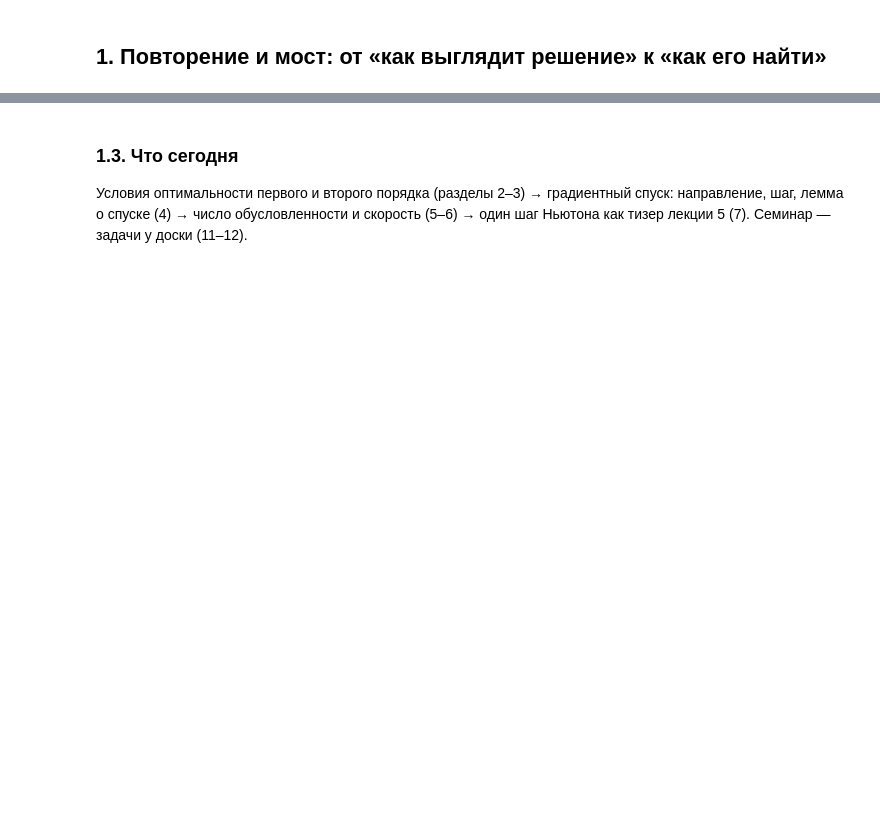
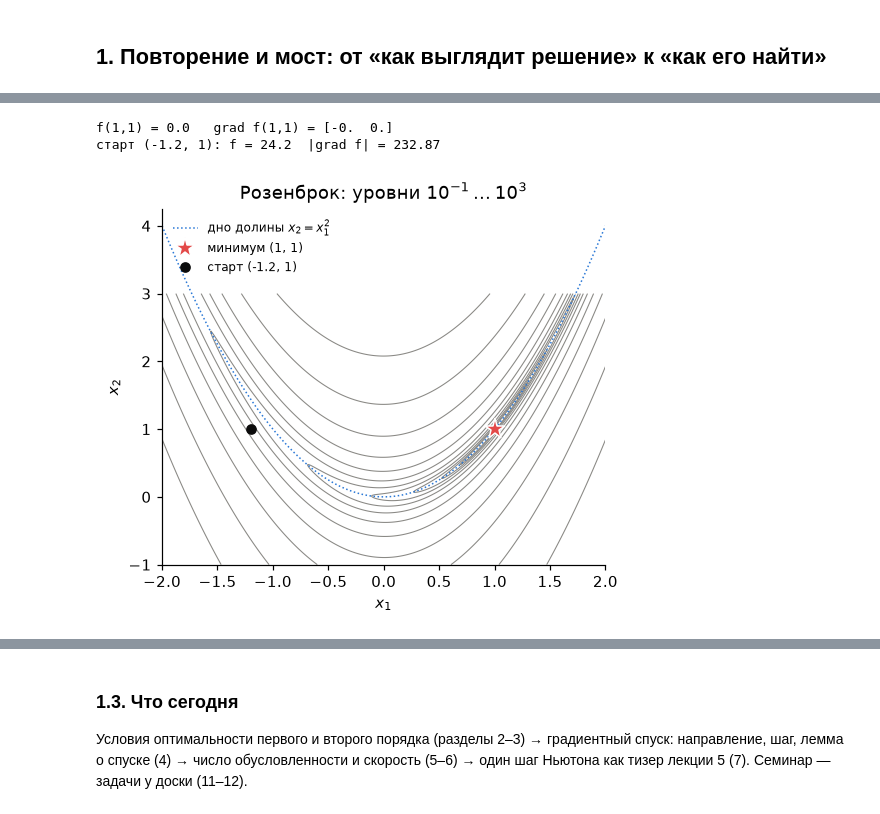
Before and after one commit to IlyaChichkanov/Numerical-Optimization, a Jupyter notebook: lectures/lecture04/lecture04.ipynb, the cells around one changed output, grey strips where cells are left out. Cells and saved outputs as stored; diff of their text form; code cells hidden in the pictures; blank space fills up the shorter version.

```diff
--- a/lectures/lecture04/lecture04.ipynb
+++ b/lectures/lecture04/lecture04.ipynb
@@ -40,0 +90,24 @@
+# %%
+rosen = lambda x: (1 - x[0])**2 + 100 * (x[1] - x[0]**2)**2
+rosen_grad = lambda x: np.array([-2 * (1 - x[0]) - 400 * x[0] * (x[1] - x[0]**2), 200 * (x[1] - x[0]**2)])
+rosen_hess = lambda x: np.array([[2 - 400 * x[1] + 1200 * x[0]**2, -400 * x[0]], [-400 * x[0], 200]])
+
+x_star = np.array([1.0, 1.0])
+print("f(1,1) =", rosen(x_star), "  grad f(1,1) =", rosen_grad(x_star))
+print("старт (-1.2, 1): f =", round(rosen(np.array([-1.2, 1.0])), 3), " |grad f| =", np.linalg.norm(rosen_grad(np.array([-1.2, 1.0]))).round(2))
+
+xs, ys = np.linspace(-2, 2, 400), np.linspace(-1, 3, 400)
+X1, X2 = np.meshgrid(xs, ys)
+F_rosen = (1 - X1)**2 + 100 * (X2 - X1**2)**2
+
+fig, ax = plt.subplots(figsize=(5.2, 4.2))
+ax.contour(X1, X2, F_rosen, levels=np.logspace(-1, 3, 12), colors=[GRAY], linewidths=0.7)
+ax.plot(xs, xs**2, ls=":", color=BLUE, lw=1, label="дно долины $x_2=x_1^2$")
+ax.plot(1, 1, "*", ms=14, color=RED, mec="white", label="минимум (1, 1)")
+ax.plot(-1.2, 1, "o", color=INK, label="старт (-1.2, 1)")
+ax.set(xlabel="$x_1$", ylabel="$x_2$", title="Розенброк: уровни $10^{-1}\dots10^{3}$"); ax.legend(loc="upper left", fontsize=8); ax.grid(False)
+plt.show()
+# %% [output]
+f(1,1) = 0.0   grad f(1,1) = [-0.  0.]
+старт (-1.2, 1): f = 24.2  |grad f| = 232.87
+[figure, added]
```
Also changed, not shown: parts of 51 cells of this notebook, 7 other files.
